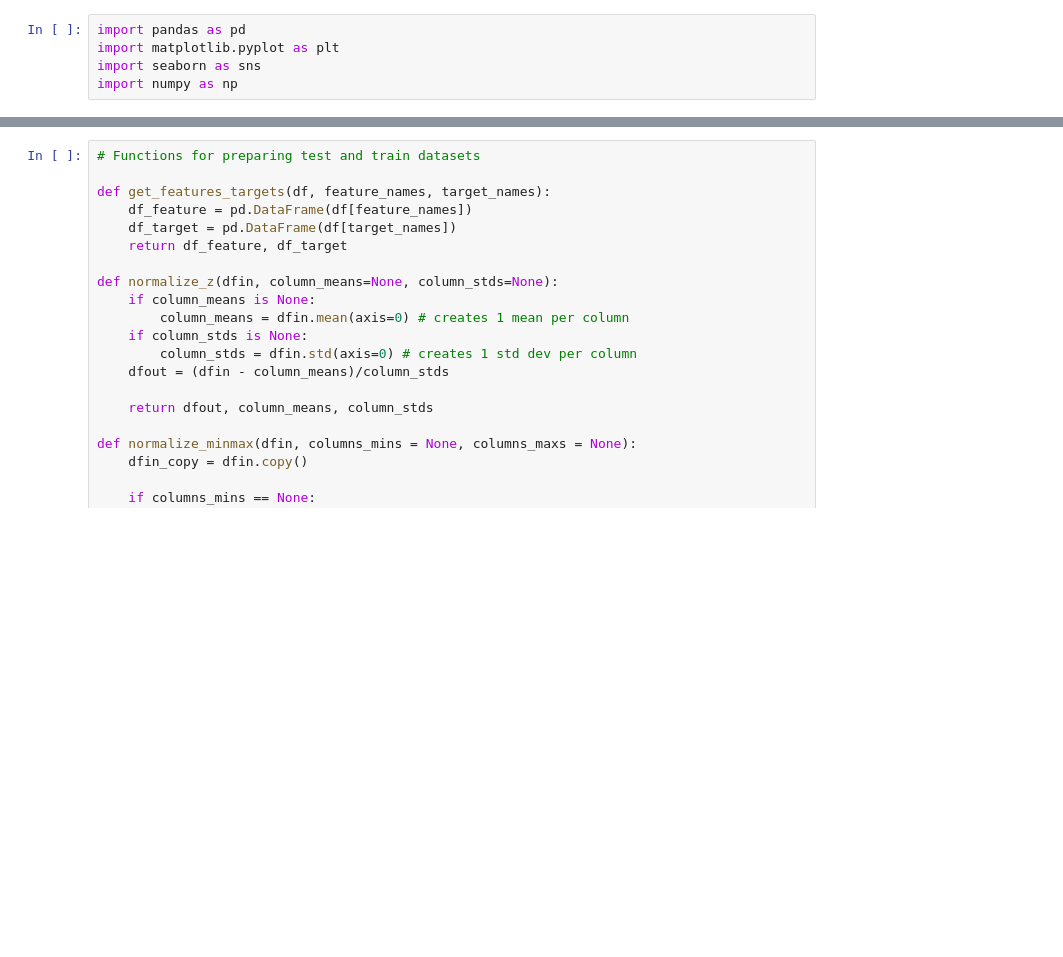
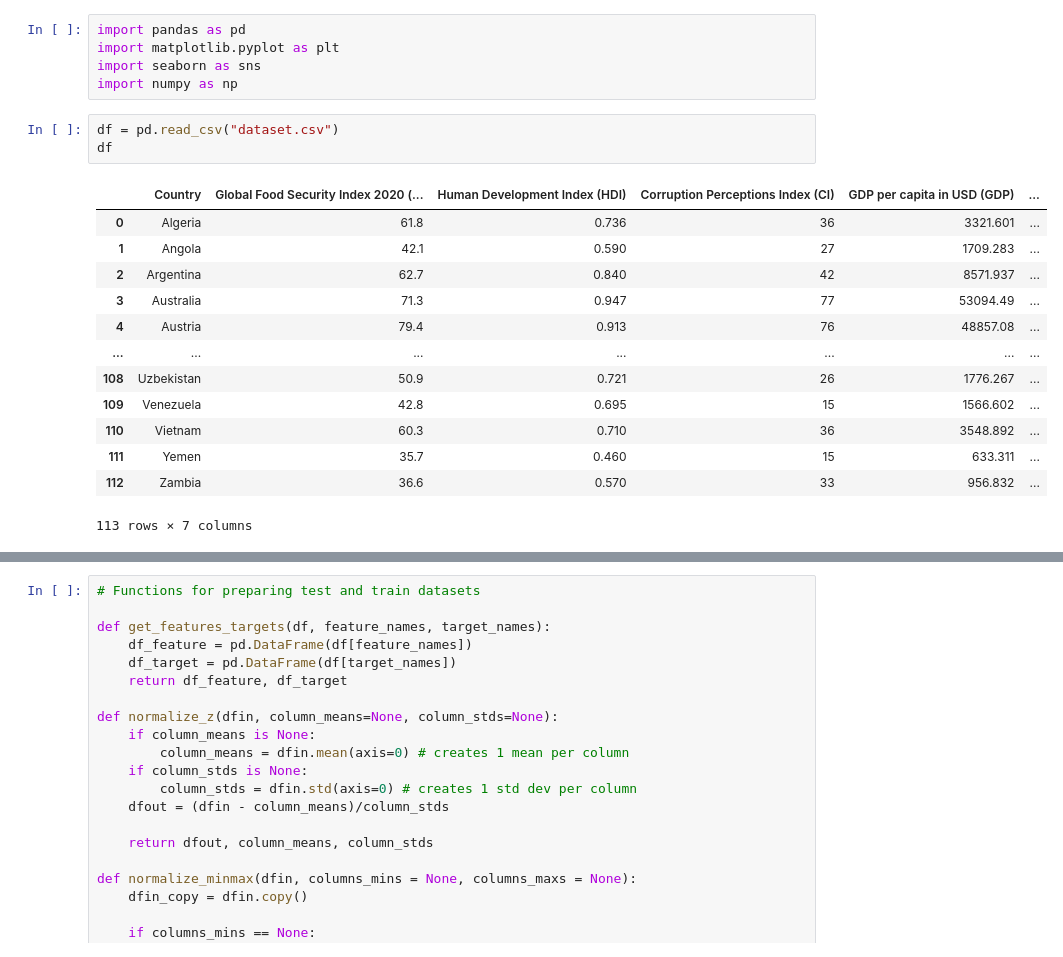
Before and after one commit to teohbenji/Global-Food-Security-Index-Predictor, a Jupyter notebook: analysis.ipynb, the cells around one changed output, grey strips where cells are left out. Cells and saved outputs as stored; diff of their text form; blank space fills up the shorter version.

```diff
--- a/analysis.ipynb
+++ b/analysis.ipynb
@@ -80,3 +80,20 @@ import pandas as pd
 import matplotlib.pyplot as plt
 import seaborn as sns
 import numpy as np
+# %%
+df = pd.read_csv("dataset.csv")
+df
+# %% [output]
+|  | Country | Global Food Security Index 2020 (... | Human Development Index (HDI) | Corruption Perceptions Index (CI) | GDP per capita in USD (GDP) | ... |
+| 0 | Algeria | 61.8 | 0.736 | 36 | 3321.601 | ... |
+| 1 | Angola | 42.1 | 0.590 | 27 | 1709.283 | ... |
+| 2 | Argentina | 62.7 | 0.840 | 42 | 8571.937 | ... |
+| 3 | Australia | 71.3 | 0.947 | 77 | 53094.49 | ... |
+| 4 | Austria | 79.4 | 0.913 | 76 | 48857.08 | ... |
+| ... | ... | ... | ... | ... | ... | ... |
+| 108 | Uzbekistan | 50.9 | 0.721 | 26 | 1776.267 | ... |
+| 109 | Venezuela | 42.8 | 0.695 | 15 | 1566.602 | ... |
+| 110 | Vietnam | 60.3 | 0.710 | 36 | 3548.892 | ... |
+| 111 | Yemen | 35.7 | 0.460 | 15 | 633.311 | ... |
+| 112 | Zambia | 36.6 | 0.570 | 33 | 956.832 | ... |
+113 rows × 7 columns
```
Also changed, not shown: parts of 27 cells of this notebook, 1 other file.
